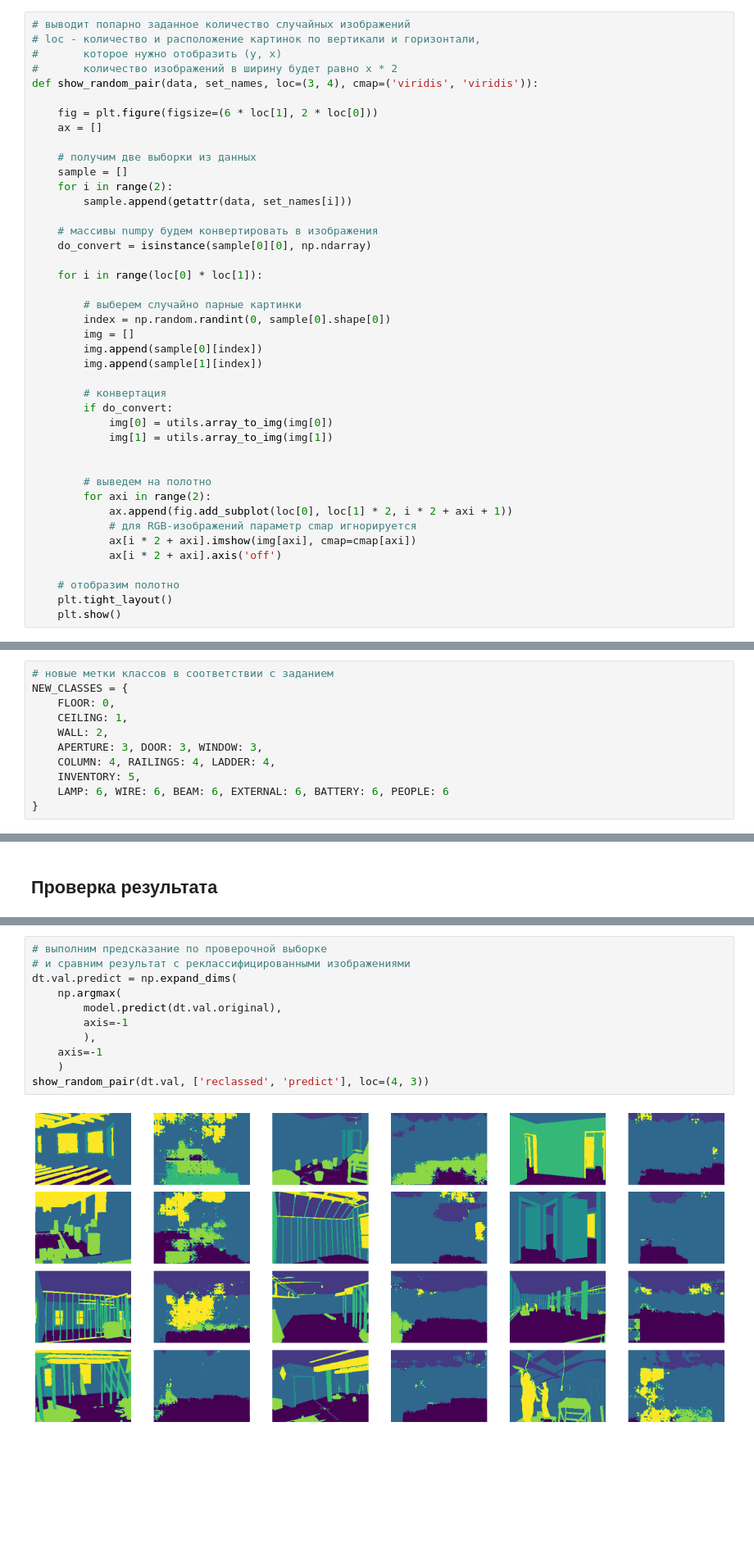
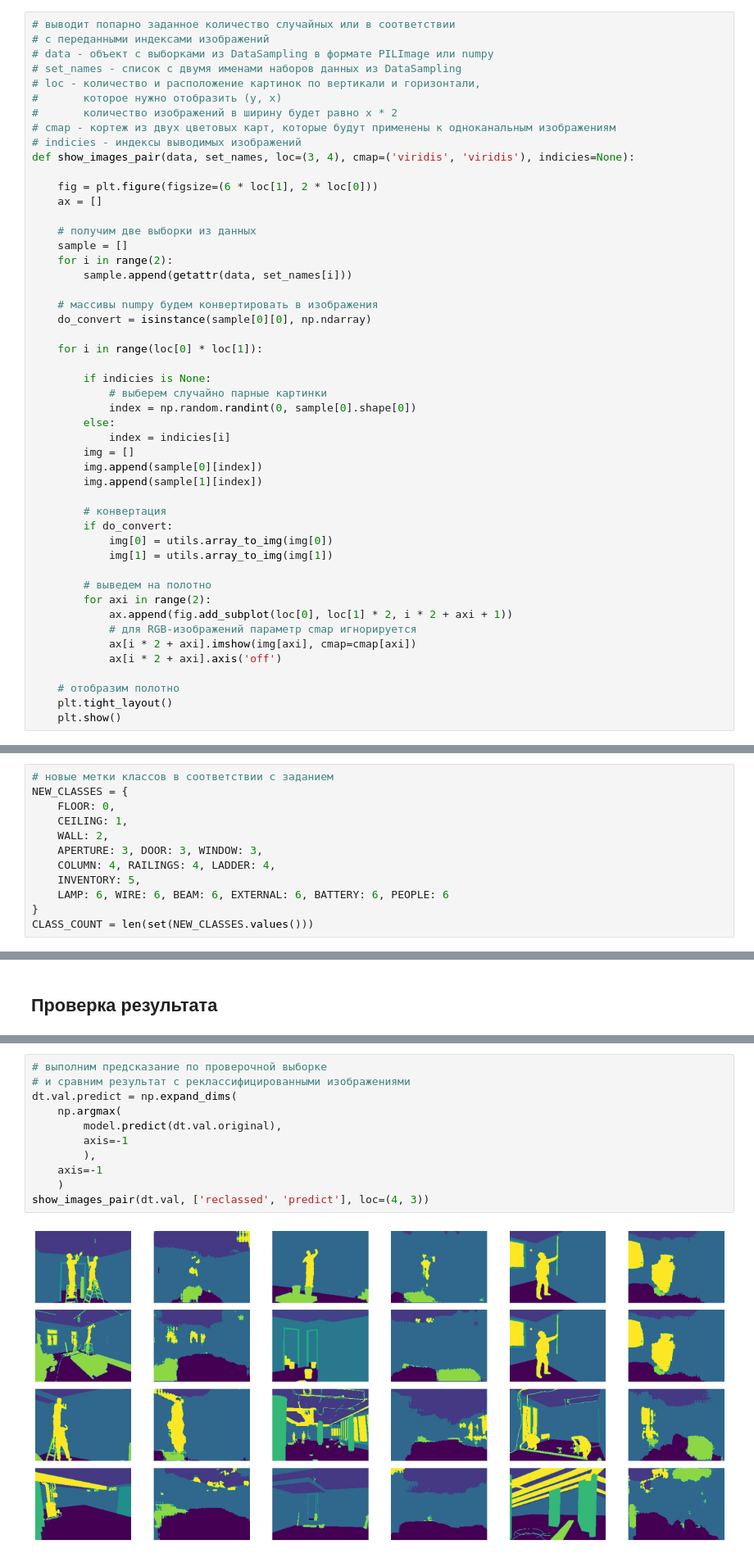
Before and after one commit to ivsu/university_public, a Jupyter notebook: 11дз_черновик_|_Базовый_блок_|_Сегментация_изображений_|_ДЗ_Ultra_Pro_|_УИИ.ipynb, the cells around one changed output, grey strips where cells are left out. Shown at 82% size. Cells and saved outputs as stored; diff of their text form; blank space fills up the shorter version.

```diff
--- a/11дз_черновик_|_Базовый_блок_|_Сегментация_изображений_|_ДЗ_Ultra_Pro_|_УИИ.ipynb
+++ b/11дз_черновик_|_Базовый_блок_|_Сегментация_изображений_|_ДЗ_Ultra_Pro_|_УИИ.ipynb
@@ -288,11 +238,16 @@ def show_random(data, loc=(3, 7), gray=False):
     plt.tight_layout()
     plt.show()
 # %%
-# выводит попарно заданное количество случайных изображений
+# выводит попарно заданное количество случайных или в соответствии
+# с переданными индексами изображений
+# data - объект с выборками из DataSampling в формате PILImage или numpy
+# set_names - список с двумя именами наборов данных из DataSampling
 # loc - количество и расположение картинок по вертикали и горизонтали,
 #       которое нужно отобразить (y, x)
 #       количество изображений в ширину будет равно x * 2
-def show_random_pair(data, set_names, loc=(3, 4), cmap=('viridis', 'viridis')):
+# cmap - кортеж из двух цветовых карт, которые будут применены к одноканальным изображениям
+# indicies - индексы выводимых изображений
+def show_images_pair(data, set_names, loc=(3, 4), cmap=('viridis', 'viridis'), indicies=None):
 
     fig = plt.figure(figsize=(6 * loc[1], 2 * loc[0]))
     ax = []
@@ -307,8 +262,11 @@ def show_random_pair(data, set_names, loc=(3, 4), cmap=('viridis', 'viridis')):
 
     for i in range(loc[0] * loc[1]):
 
-        # выберем случайно парные картинки
-        index = np.random.randint(0, sample[0].shape[0])
+        if indicies is None:
+            # выберем случайно парные картинки
+            index = np.random.randint(0, sample[0].shape[0])
+        else:
+            index = indicies[i]
         img = []
         img.append(sample[0][index])
         img.append(sample[1][index])
@@ -317,7 +275,6 @@ def show_random_pair(data, set_names, loc=(3, 4), cmap=('viridis', 'viridis')):
         if do_convert:
             img[0] = utils.array_to_img(img[0])
             img[1] = utils.array_to_img(img[1])
-
 
         # выведем на полотно
         for axi in range(2):
@@ -700,6 +620,7 @@ NEW_CLASSES = {
     INVENTORY: 5,
     LAMP: 6, WIRE: 6, BEAM: 6, EXTERNAL: 6, BATTERY: 6, PEOPLE: 6
 }
+CLASS_COUNT = len(set(NEW_CLASSES.values()))
 # %%
 # проверим, как установлено соответствие классов
 for i, class_color in enumerate(CLASS_LABELS):
@@ -934,13 +852,13 @@ dt.print_shapes()
 # %%
 # выполним предсказание по проверочной выборке
 # и сравним результат с реклассифицированными изображениями
 dt.val.predict = np.expand_dims(
     np.argmax(
         model.predict(dt.val.original),
         axis=-1
         ),
     axis=-1
     )
-show_random_pair(dt.val, ['reclassed', 'predict'], loc=(4, 3))
+show_images_pair(dt.val, ['reclassed', 'predict'], loc=(4, 3))
 # %% [output]
-[figure, old version]
+[figure, new version]
```
Also changed, not shown: parts of 35 cells of this notebook.
